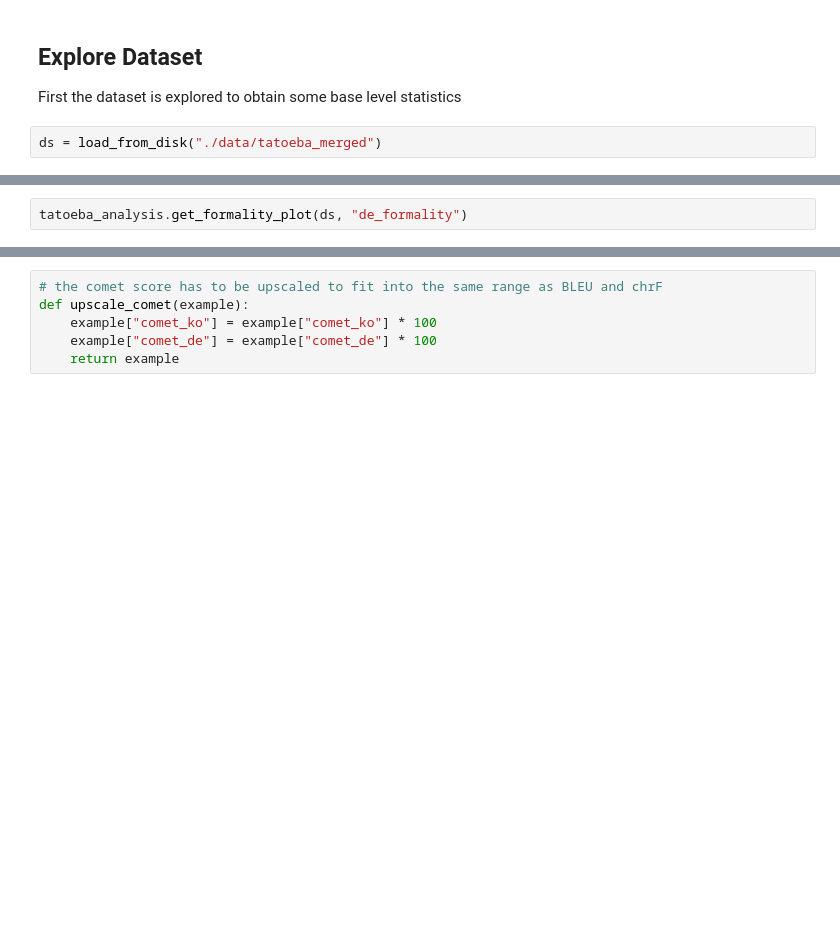
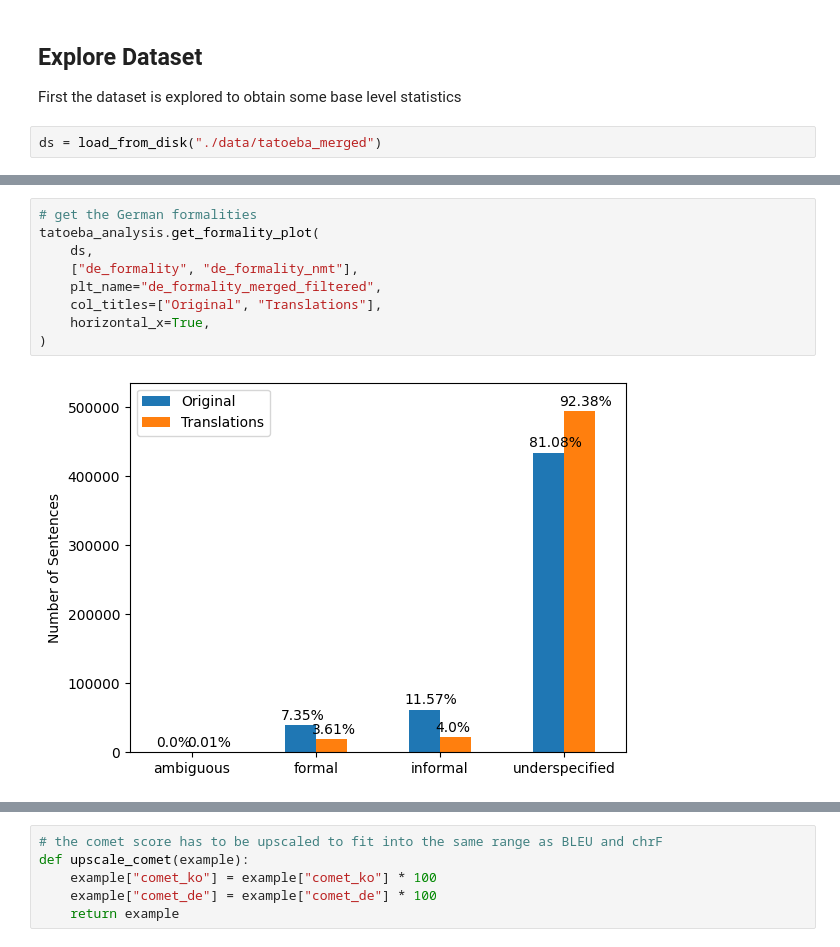
Before and after one commit to lsickert/rude-nmt, a Jupyter notebook: analysis.ipynb, the cells around one changed output, grey strips where cells are left out. Saved outputs shown, nothing was run; the diff lists cells and outputs as text; blank space fills up the shorter version.

```diff
--- a/analysis.ipynb
+++ b/analysis.ipynb
@@ -30,3 +49,12 @@ print(ds)
-# %%
-tatoeba_analysis.get_formality_plot(ds, "de_formality")
+# %%
+# get the German formalities
+tatoeba_analysis.get_formality_plot(
+    ds,
+    ["de_formality", "de_formality_nmt"],
+    plt_name="de_formality_merged_filtered",
+    col_titles=["Original", "Translations"],
+    horizontal_x=True,
+)
+# %% [output]
+[figure, added]
 # %%
```
Also changed, not shown: parts of 52 cells of this notebook, 2 other files.
